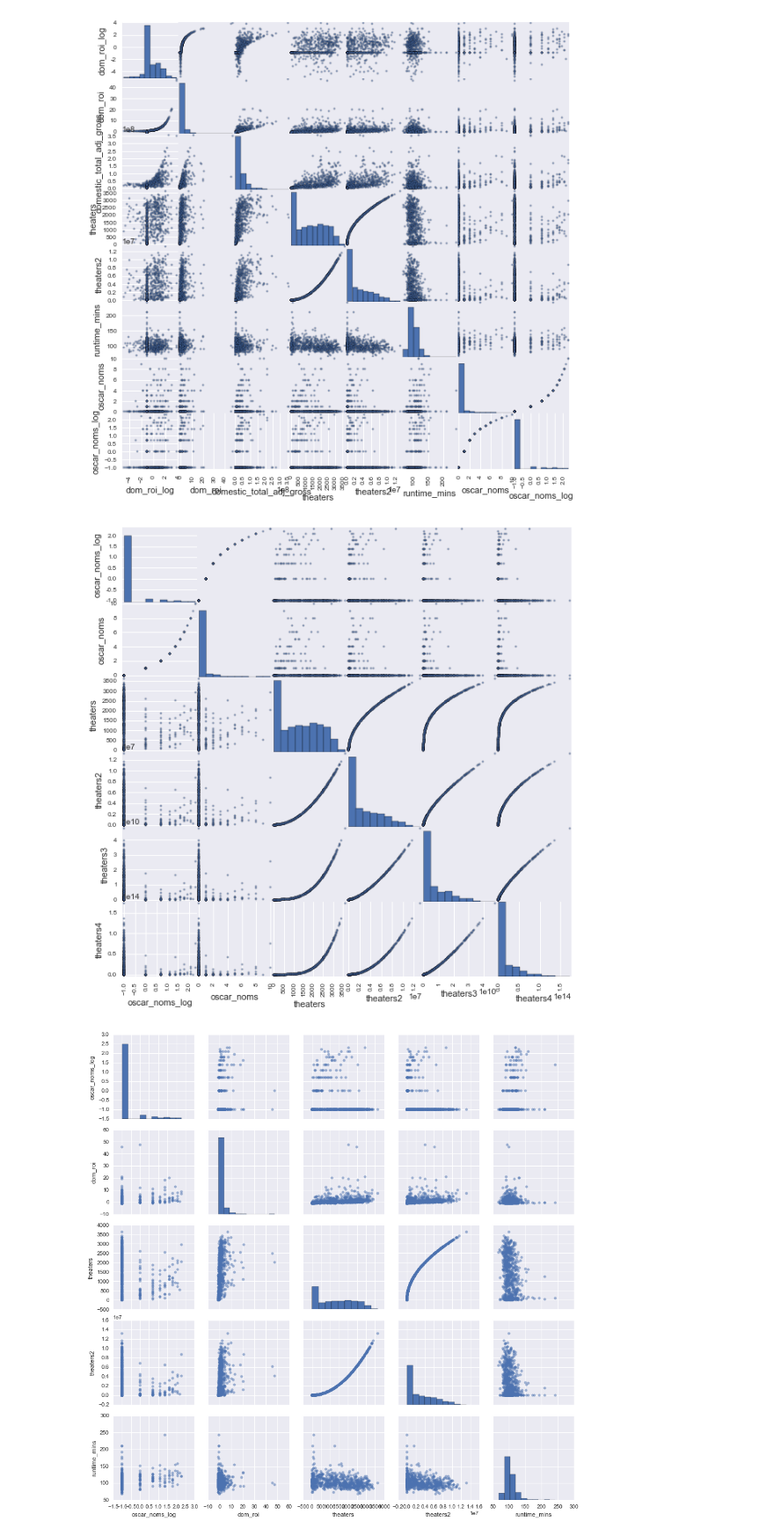
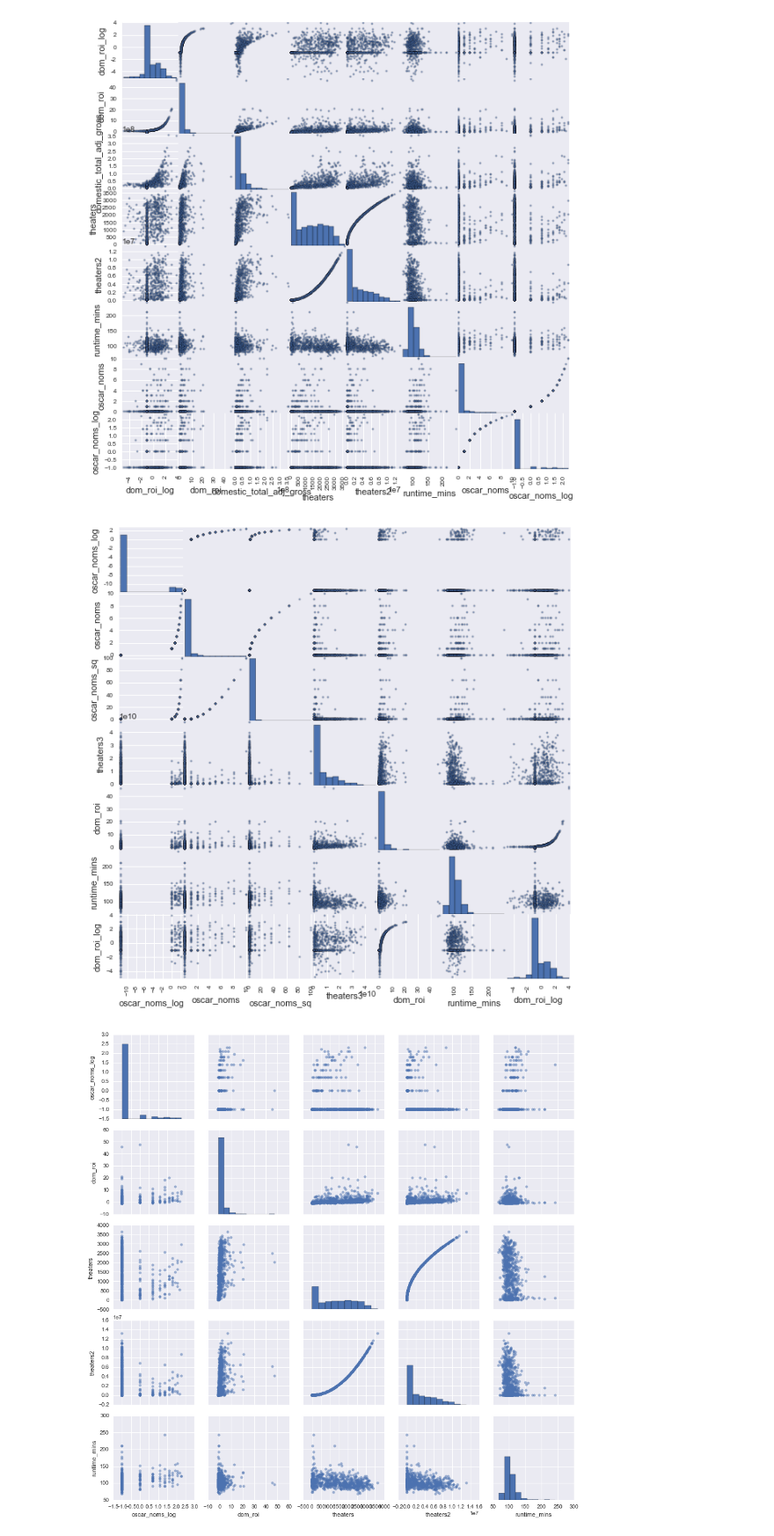
Before and after one commit to dianalam/movie-predictor, a Jupyter notebook: luther-analysis.ipynb, the cells around one changed output. Shown at 88% size. Cells and saved outputs as stored; diff of their text form; code cells hidden in the pictures.

```diff
--- a/luther-analysis.ipynb
+++ b/luther-analysis.ipynb
@@ -332,12 +337,13 @@ plt.show()
 [figure]
 # %%
 # plot oscar noms vs. theaters
-features = ['oscar_noms_log', 'oscar_noms', 'theaters', 'theaters2', 'theaters3', 'theaters4']
+features = ['oscar_noms_log', 'oscar_noms',
+            'oscar_noms_sq', 'theaters3', 'dom_roi', 'runtime_mins', 'dom_roi_log']
 
 scatter_matrix(train[features], figsize = (10, 10), alpha = 0.5, diagonal='hist')
 plt.show()
 # %% [output]
-[figure, old version]
+[figure, new version]
 # %%
 features2 = ['oscar_noms_log', 'dom_roi', 'theaters', 'theaters2', 'runtime_mins']
 
```
Also changed, not shown: parts of 32 cells of this notebook, 1 other file.
